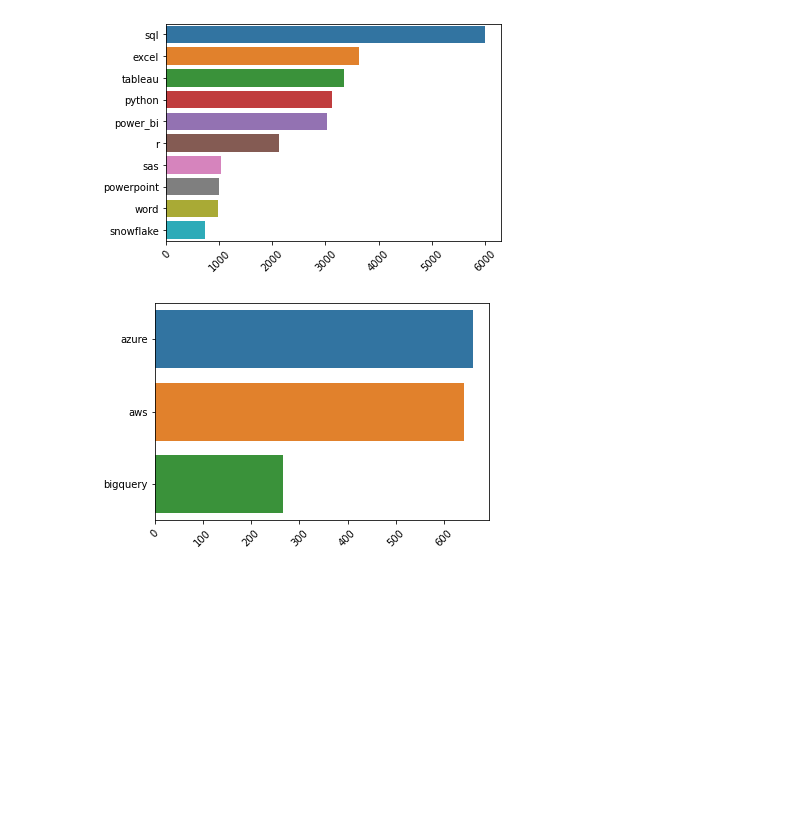
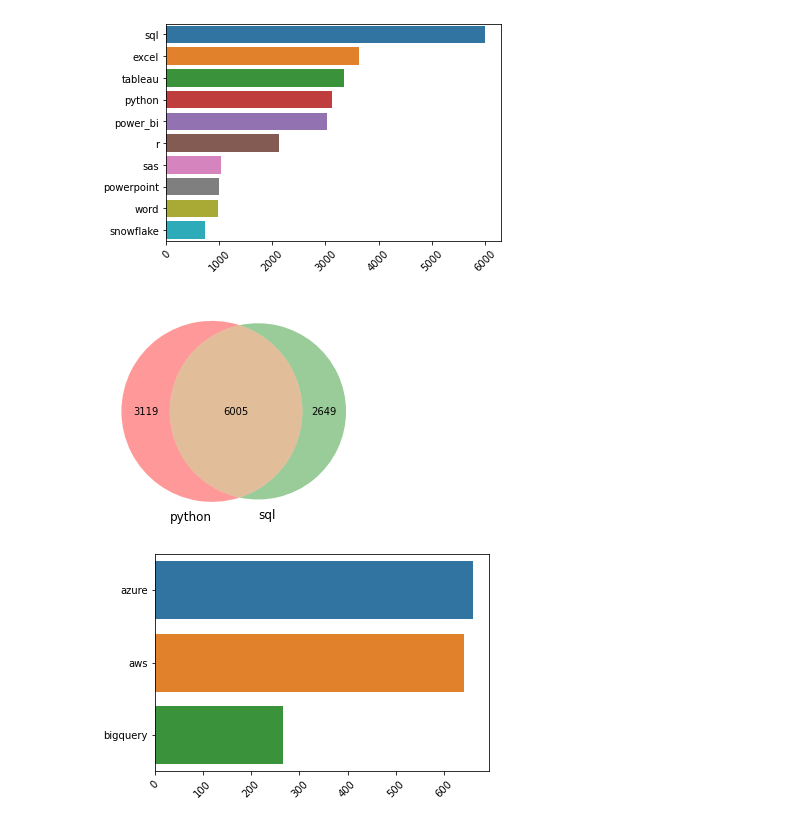
Before and after one commit to F-said/cert-quick-picks, a Jupyter notebook: mvp/eda.ipynb, the cells around one changed output. Drawn from its saved outputs; the diff is of its cells as text; code cells hidden in the pictures; blank space fills up the shorter version.

```diff
--- a/mvp/eda.ipynb
+++ b/mvp/eda.ipynb
@@ -158,6 +158,18 @@ plt.xticks(rotation=45)
 plt.show()
 # %% [output]
 [figure]
+# %%
+# compare language/software (using languages in the loosest of terms)
+
+pysql = len(skills[(skills["python"] == 1) & (skills["sql"] == 1)])
+python = len(skills[skills["python"] == 1])
+sql = len(skills[skills["sql"] == 1])
+
+counts = (python, pysql, sql)
+venn2(subsets=counts, set_labels = ("python", "sql"))
+plt.show()
+# %% [output]
+[figure, added]
 # %%
 # compare cloud compute
 
```
Also changed, not shown: parts of 2 cells of this notebook, 1 other file.
